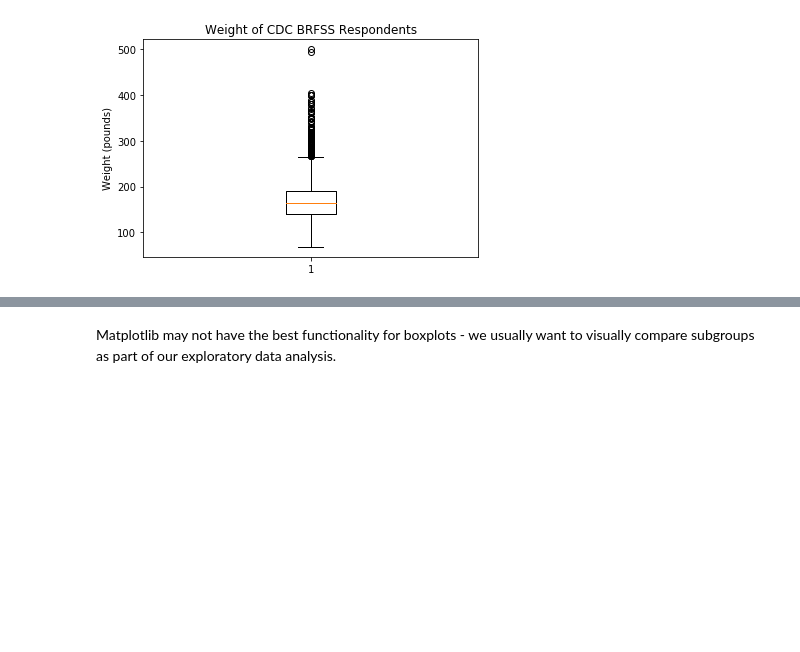
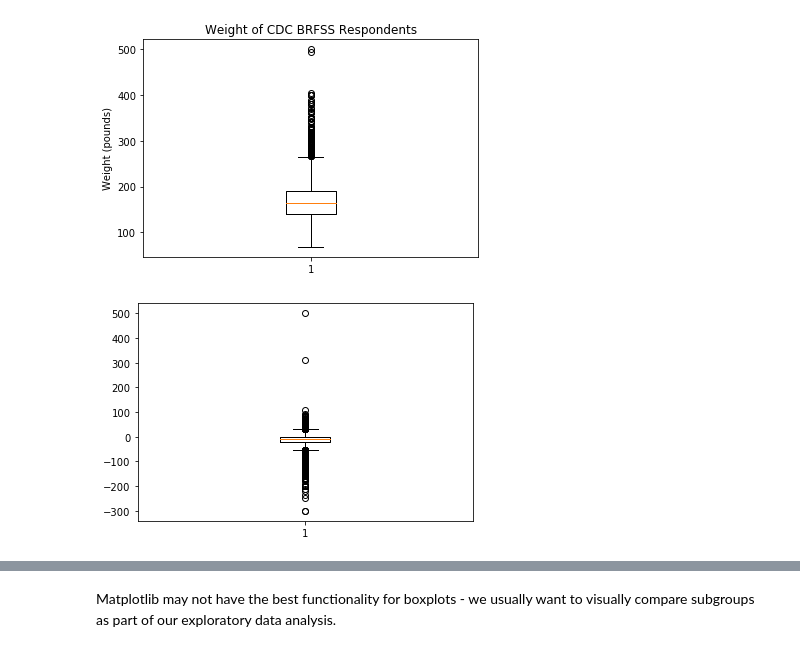
Before and after one commit to jonklus/STA130_F19Labs, a Jupyter notebook: STA130_Lab02/[KEY] STA 130 Lab 02 - Visualization.ipynb, the cells around one changed output, grey strips where cells are left out. Saved outputs shown, nothing was run; the diff lists cells and outputs as text; code cells hidden in the pictures; blank space fills up the shorter version.

```diff
--- a/STA130_Lab02/[KEY] STA 130 Lab 02 - Visualization.ipynb
+++ b/STA130_Lab02/[KEY] STA 130 Lab 02 - Visualization.ipynb
@@ -66,3 +66,8 @@ plt.ylabel("Weight (pounds)")
 pass
 # %% [output]
 [figure]
+# %%
+plt.boxplot(cdc_df.wtdesire - cdc_df.weight)
+pass
+# %% [output]
+[figure, added]
```
Also changed, not shown: parts of 1 cell of this notebook.
